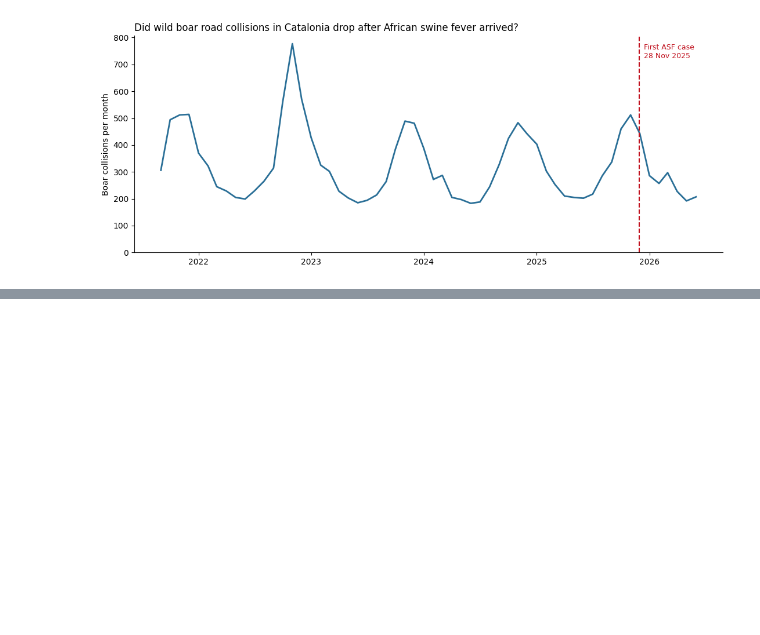
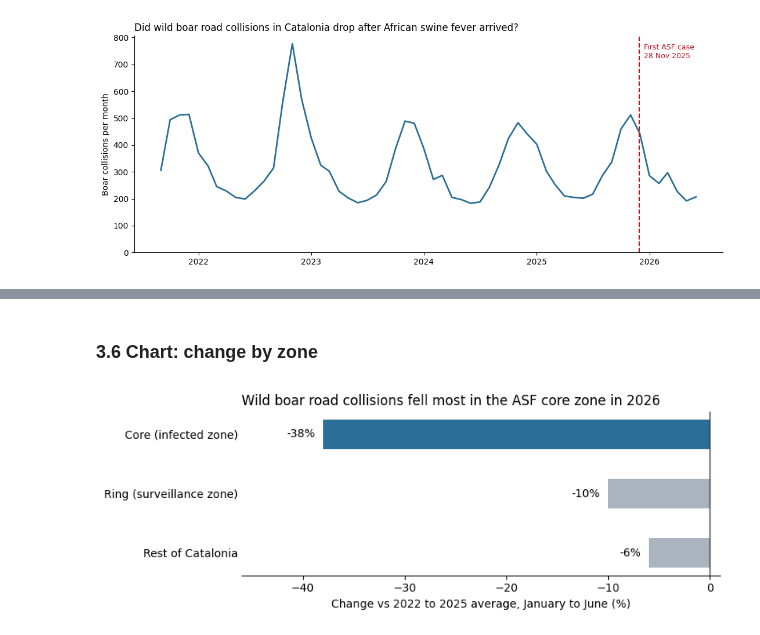
Before and after one commit to Nade94/asf-wild-boar-collisions, a Jupyter notebook: asf_wild_boar_analysis.ipynb, the cells around one changed output, grey strips where cells are left out. Cells and saved outputs as stored; diff of their text form; code cells hidden in the pictures; blank space fills up the shorter version.

Commit message:
Outbreak zone vs rest of Catalonia: Jan to Jun 2026 finding and chart.

```diff
--- a/01_load_explore.ipynb
+++ b/asf_wild_boar_analysis.ipynb
@@ -222,0 +236,8 @@ plt.show()
+# %%
+zone = pd.read_csv("zone.csv")
+zone["group"] = zone["zone"].map({"core_6km": "core", "ring_20km": "ring", "eu_extension": "ring"})
+zone_codes = zone.dropna(subset=["codi_municipi"])[["codi_municipi", "group"]]
+
+boar = boar.merge(zone_codes, on="codi_municipi", how="left")
+boar["group"] = boar["group"].fillna("rest")
+boar["group"].value_counts()
@@ -222,0 +279,4 @@ plt.show()
+# %%
+h1 = boar[boar["mes"] <= 6]
+h1_counts = pd.crosstab(h1["any_inici_actuacio"], h1["group"]).loc[2022:2026, ["core", "ring", "rest"]]
+h1_counts
@@ -222,0 +293,10 @@ plt.show()
+# %%
+normal_avg = h1_counts.loc[2022:2025].mean()
+change = (h1_counts.loc[2026] - normal_avg) / normal_avg * 100
+
+summary = pd.DataFrame({
+    "normal avg 2022 to 2025": normal_avg.round(0),
+    "2026": h1_counts.loc[2026],
+    "change %": change.round(0),
+})
+summary
@@ -222,0 +316,22 @@ plt.show()
+# %% [markdown]
+### 3.6 Chart: change by zone
+# %%
+order = ["core", "ring", "rest"]
+labels = ["Core (infected zone)", "Ring (surveillance zone)", "Rest of Catalonia"]
+vals = summary.loc[order, "change %"]
+
+fig, ax = plt.subplots(figsize=(8, 3))
+bars = ax.barh(labels, vals, color=["#2a6f97", "#a9b4be", "#a9b4be"], height=0.5)
+ax.invert_yaxis()
+ax.axvline(0, color="#333333", linewidth=1)
+for bar, v in zip(bars, vals):
+    ax.text(v - 0.8, bar.get_y() + bar.get_height() / 2, f"{v:.0f}%", va="center", ha="right", fontsize=10)
+ax.set_xlim(vals.min() - 8, 1)
+ax.set_xlabel("Change vs 2022 to 2025 average, January to June (%)")
+ax.set_title("Wild boar road collisions fell most in the ASF core zone in 2026", loc="left", fontsize=12)
+ax.spines[["top", "right", "left"]].set_visible(False)
+ax.tick_params(axis="y", length=0)
+plt.tight_layout()
+plt.savefig("zone_change_jan_jun.png", dpi=150)
+# %% [output]
+[figure, added]
```
Also changed, not shown: parts of 15 cells of this notebook, 3 other files.
